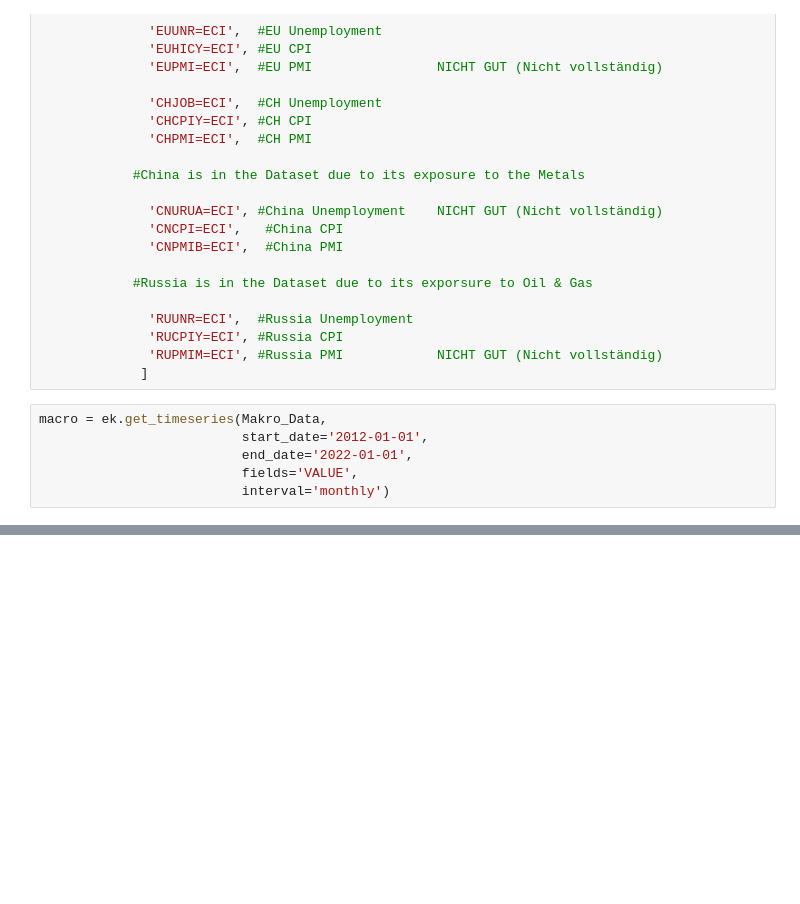
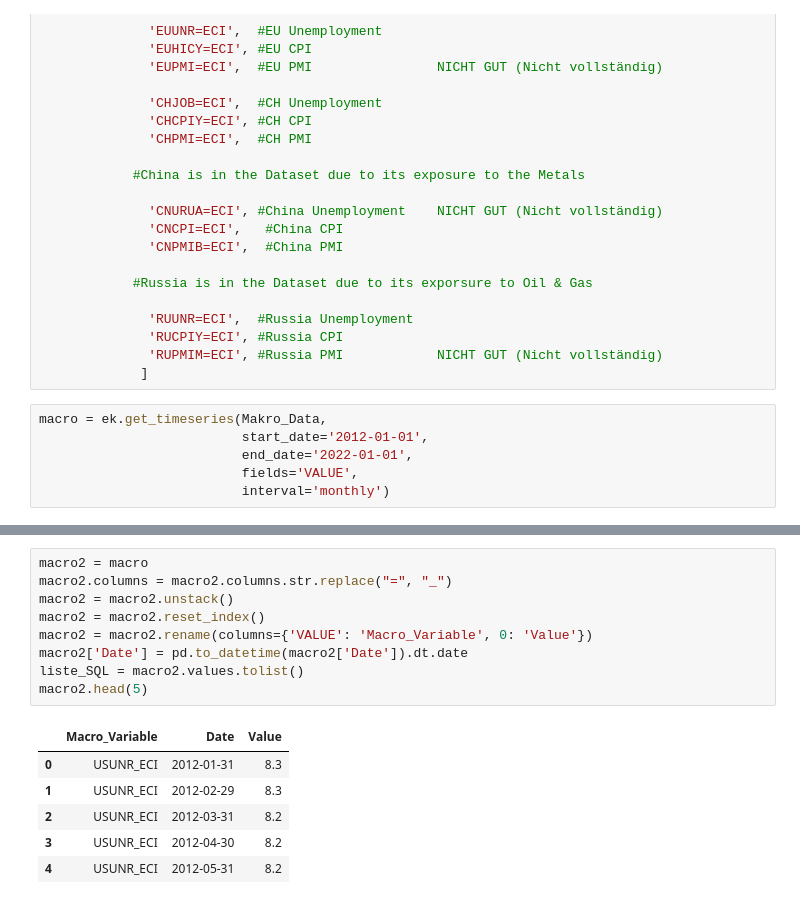
Before and after one commit to Liomat97/AQM, a Jupyter notebook: Makro_Data.ipynb, the cells around one changed output, grey strips where cells are left out. Drawn from its saved outputs; the diff is of its cells as text; blank space fills up the shorter version.

```diff
--- a/Makro_Data.ipynb
+++ b/Makro_Data.ipynb
@@ -99,0 +103,16 @@ array([<AxesSubplot:xlabel='Date'>, <AxesSubplot:xlabel='Date'>,
+# %%
+macro2 = macro
+macro2.columns = macro2.columns.str.replace("=", "_")
+macro2 = macro2.unstack()
+macro2 = macro2.reset_index()
+macro2 = macro2.rename(columns={'VALUE': 'Macro_Variable', 0: 'Value'})
+macro2['Date'] = pd.to_datetime(macro2['Date']).dt.date
+liste_SQL = macro2.values.tolist()
+macro2.head(5)
+# %% [output]
+|  | Macro_Variable | Date | Value |
+| 0 | USUNR_ECI | 2012-01-31 | 8.3 |
+| 1 | USUNR_ECI | 2012-02-29 | 8.3 |
+| 2 | USUNR_ECI | 2012-03-31 | 8.2 |
+| 3 | USUNR_ECI | 2012-04-30 | 8.2 |
+| 4 | USUNR_ECI | 2012-05-31 | 8.2 |
```
Also changed, not shown: parts of 11 cells of this notebook, 2 other files.
